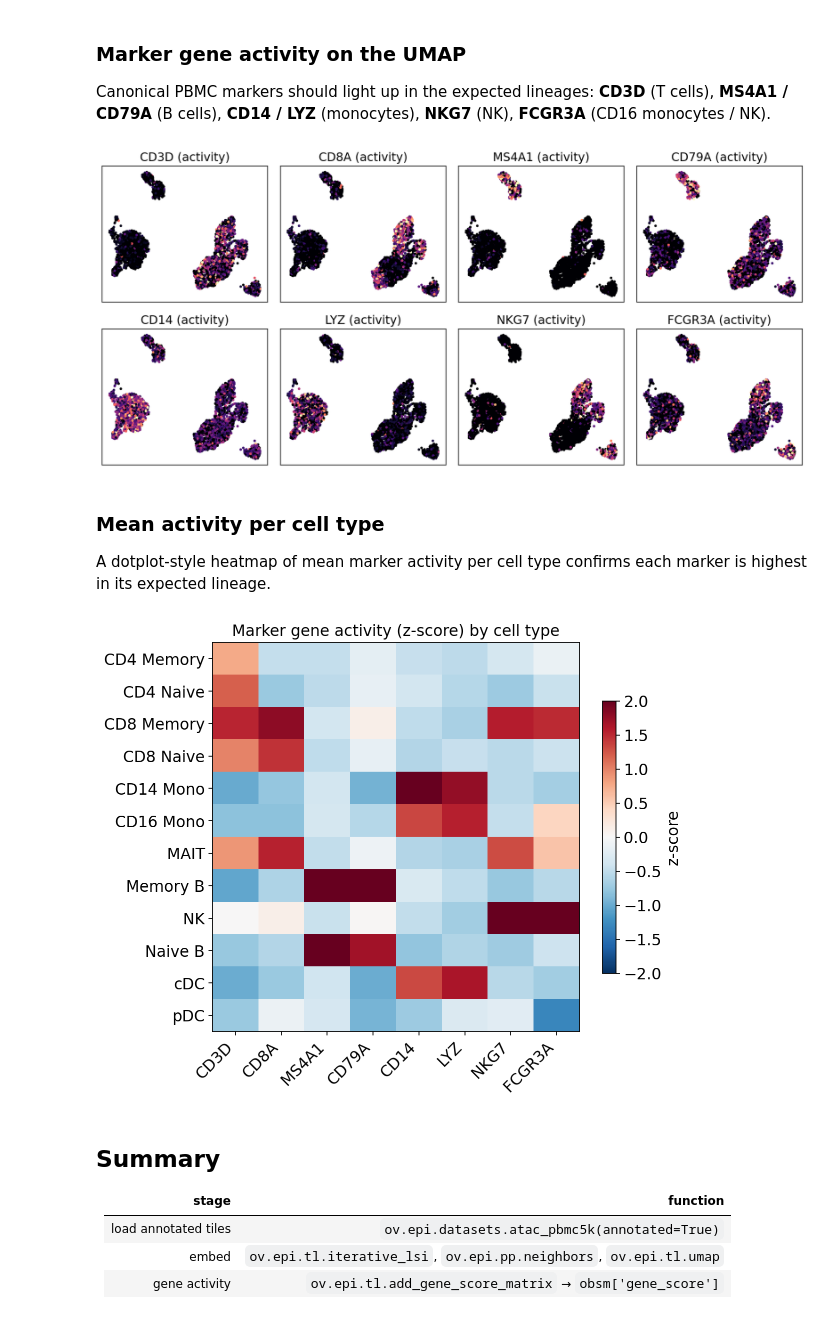
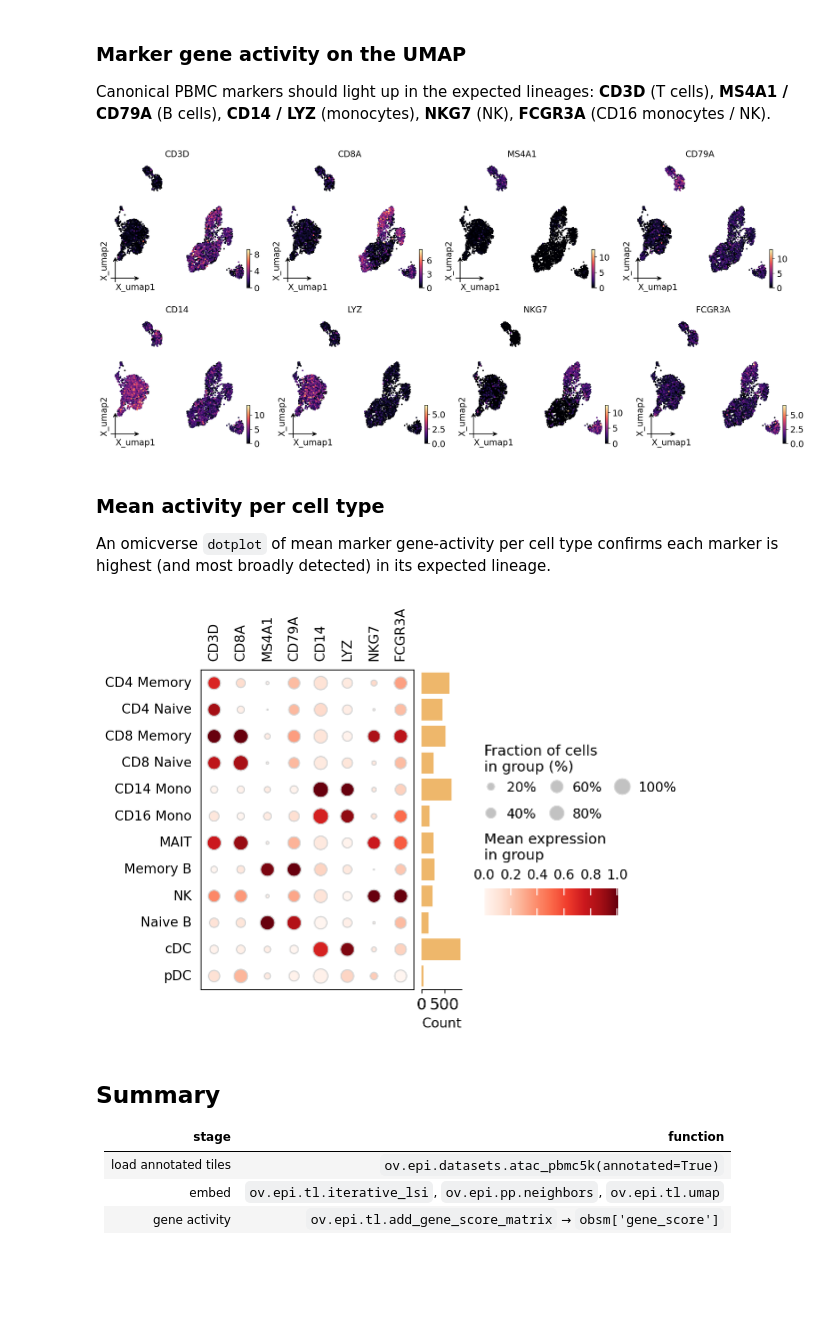
Before and after one commit to Starlitnightly/omicverse-tutorials, a Jupyter notebook: docs/Tutorials-epigenetics/t_epi_02_atac_clustering_annotation.ipynb, the cells around one changed output. Drawn from its saved outputs; the diff is of its cells as text; code cells hidden in the pictures; blank space fills up the shorter version.

```diff
--- a/docs/Tutorials-epigenetics/t_epi_02_atac_clustering_annotation.ipynb
+++ b/docs/Tutorials-epigenetics/t_epi_02_atac_clustering_annotation.ipynb
@@ -108,16 +108,8 @@ embeddings: ['X_spectral', 'X_umap', 'fragment_paired', 'X_iterative_lsi']
 Colouring the fresh UMAP by the published `cell_type` labels shows the major PBMC lineages —
 T cells, B cells, monocytes, NK and dendritic cells — separating cleanly on accessibility alone.
 # %%
-um = adata.obsm['X_umap']
-ct = adata.obs['cell_type'].astype('category')
-cats = list(ct.cat.categories)
-cmap = plt.get_cmap('tab20')
-fig, ax = plt.subplots(figsize=(6, 5))
-for i, c in enumerate(cats):
-    m = (ct.values == c)
-    ax.scatter(um[m, 0], um[m, 1], s=5, color=cmap(i % 20), label=c)
-ax.set_xlabel('UMAP1'); ax.set_ylabel('UMAP2')
-ax.set_title('PBMC 5k scATAC — published cell types')
-ax.legend(markerscale=2, fontsize=7, frameon=False, bbox_to_anchor=(1.01, 1), loc='upper left')
-plt.tight_layout(); plt.show()
+# omicverse embedding plotter, coloured by the published cell types.
+ov.pl.embedding(adata, basis='X_umap', color='cell_type', frameon='small',
+                title='PBMC 5k scATAC - cell types', show=False)
+plt.show()
 # %% [output]
@@ -151,45 +143,36 @@ Canonical PBMC markers should light up in the expected lineages: **CD3D** (T cel
 **MS4A1 / CD79A** (B cells), **CD14 / LYZ** (monocytes), **NKG7** (NK), **FCGR3A** (CD16
 monocytes / NK).
 # %%
+# Wrap the gene-activity scores for the canonical markers into a gene-space
+# AnnData so omicverse's plotters can render them directly.
+import anndata as ad
 markers = ['CD3D', 'CD8A', 'MS4A1', 'CD79A', 'CD14', 'LYZ', 'NKG7', 'FCGR3A']
 markers = [g for g in markers if g in set(gene_names)]
 name_to_col = {g: i for i, g in enumerate(gene_names)}
+ga = ad.AnnData(np.stack([gene_score[:, name_to_col[g]] for g in markers], axis=1).astype('float32'))
+ga.var_names = markers
+ga.obs_names = list(adata.obs_names)
+ga.obs['cell_type'] = adata.obs['cell_type'].values
+ga.obsm['X_umap'] = np.asarray(adata.obsm['X_umap'])
 
-ncol = 4
-nrow = int(np.ceil(len(markers) / ncol))
-fig, axes = plt.subplots(nrow, ncol, figsize=(3.0 * ncol, 2.8 * nrow))
-axes = np.atleast_1d(axes).ravel()
-for ax, g in zip(axes, markers):
-    v = gene_score[:, name_to_col[g]]
-    vmax = np.quantile(v, 0.99) if v.max() > 0 else 1.0
-    sc = ax.scatter(um[:, 0], um[:, 1], s=4, c=v, cmap='magma', vmax=vmax)
-    ax.set_title(f'{g} (activity)'); ax.set_xticks([]); ax.set_yticks([])
-for ax in axes[len(markers):]:
-    ax.axis('off')
-plt.tight_layout(); plt.show()
+# Marker gene-activity on the UMAP (one panel per marker).
+ov.pl.embedding(ga, basis='X_umap', color=markers, frameon='small', ncols=4,
+                cmap='magma', show=False)
+plt.show()
 # %% [output]
-[figure, old version]
+[figure, new version]
 # %% [markdown]
 ### Mean activity per cell type
 
-A dotplot-style heatmap of mean marker activity per cell type confirms each marker is highest in
-its expected lineage.
+An omicverse `dotplot` of mean marker gene-activity per cell type confirms each marker is
+highest (and most broadly detected) in its expected lineage.
 # %%
-df = pd.DataFrame({g: gene_score[:, name_to_col[g]] for g in markers})
-df['cell_type'] = adata.obs['cell_type'].values
-mean_act = df.groupby('cell_type').mean()
-# z-score each gene across cell types for a readable heatmap
-z = (mean_act - mean_act.mean(0)) / (mean_act.std(0) + 1e-9)
-
-fig, ax = plt.subplots(figsize=(0.7 * len(markers) + 2, 0.4 * z.shape[0] + 1.5))
-im = ax.imshow(z.values, aspect='auto', cmap='RdBu_r', vmin=-2, vmax=2)
-ax.set_xticks(range(len(markers))); ax.set_xticklabels(markers, rotation=45, ha='right')
-ax.set_yticks(range(z.shape[0])); ax.set_yticklabels(z.index)
-ax.set_title('Marker gene activity (z-score) by cell type')
-plt.colorbar(im, ax=ax, label='z-score', shrink=0.7)
-plt.tight_layout(); plt.show()
+# Per-cell-type marker gene-activity as an omicverse dotplot.
+ov.pl.dotplot(ga, var_names=markers, groupby='cell_type', use_raw=False,
+              standard_scale='var', show=False)
+plt.show()
 # %% [output]
-[figure, old version]
+[figure, new version]
 # %% [markdown]
 ## Summary
 
```
Also changed, not shown: parts of 1 cell of this notebook, 4 other files.
